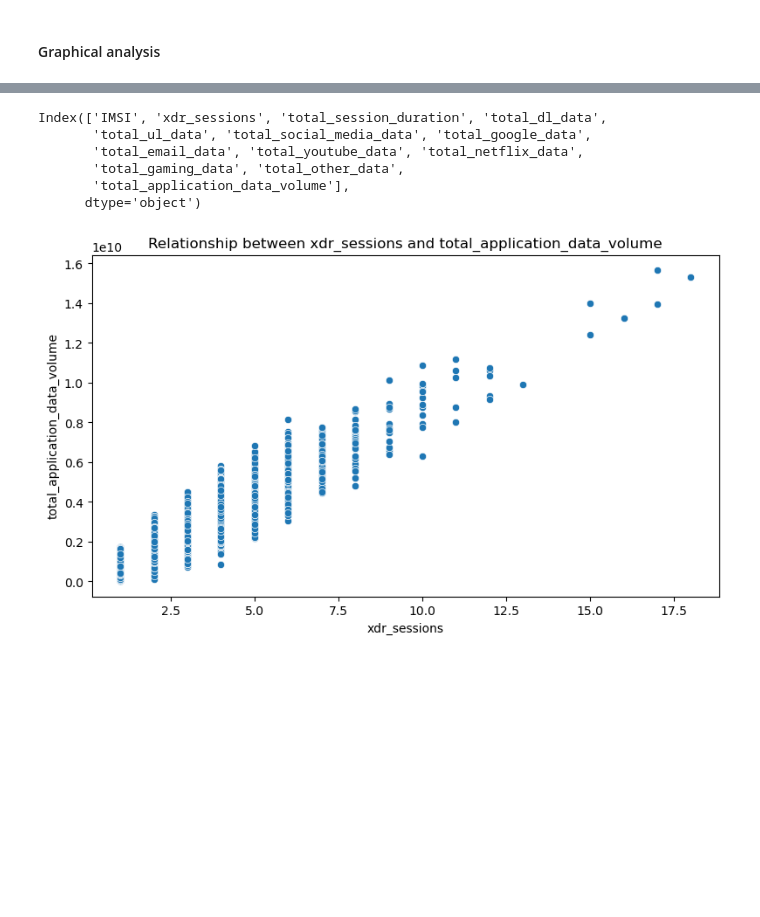
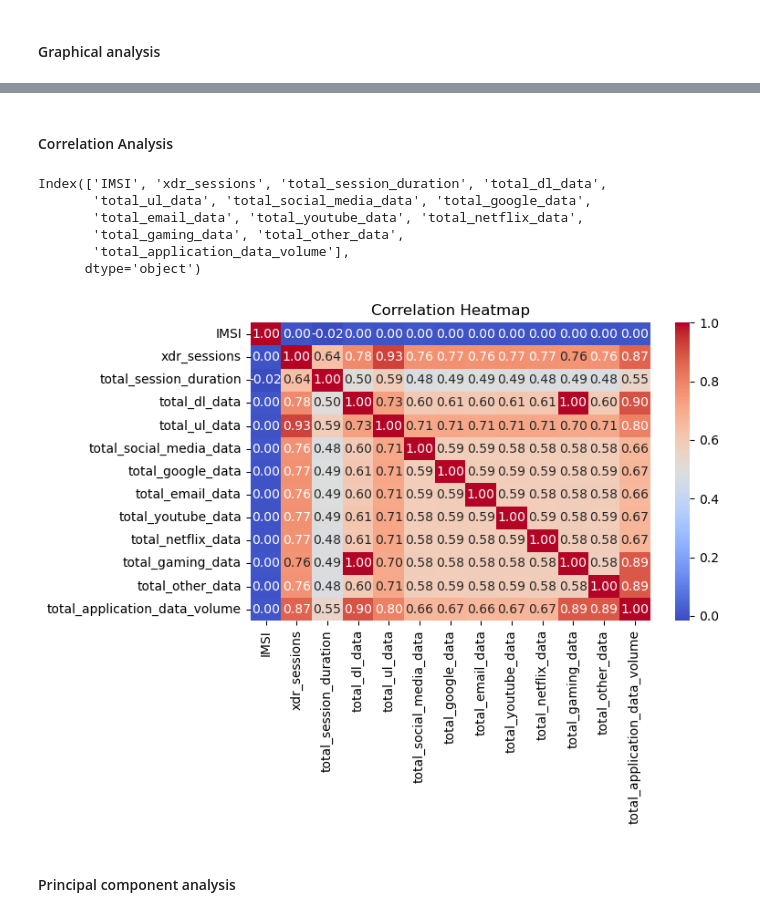
Before and after one commit to zereay74/Kaim-week-2, a Jupyter notebook: notebooks/Task 1 Overview and EDA.ipynb, the cells around one changed output, grey strips where cells are left out. Drawn from its saved outputs; the diff is of its cells as text; code cells hidden in the pictures; blank space fills up the shorter version.

```diff
--- a/notebooks/Task 1 Overview and EDA.ipynb
+++ b/notebooks/Task 1 Overview and EDA.ipynb
@@ -262,3 +324,5 @@ uni_analyzer.plot_variable(column='total_youtube_data')
+# %% [markdown]
+#### Correlation Analysis
 # %%
 aggrigated.columns
 # %% [output]
@@ -268,9 +332,18 @@ Index(['IMSI', 'xdr_sessions', 'total_session_duration', 'total_dl_data',
        'total_gaming_data', 'total_other_data',
        'total_application_data_volume'],
       dtype='object')
-# %%
-# Bivariate Analysis
-bi_analyzer = BivariateAnalyzer(aggrigated)
-bi_analyzer.plot_relationship(column_x='xdr_sessions', column_y='total_application_data_volume')
-# %% [output]
-[figure, removed]
+# %%
+corr_columns = ['IMSI', 'xdr_sessions', 'total_session_duration', 'total_dl_data',
+       'total_ul_data', 'total_social_media_data', 'total_google_data',
+       'total_email_data', 'total_youtube_data', 'total_netflix_data',
+       'total_gaming_data', 'total_other_data',
+       'total_application_data_volume']
+# %%
+# Correlation Analysis
+corr_analyzer = CorrelationAnalyzer(aggrigated)
+correlation_matrix = corr_analyzer.compute_correlation_matrix(corr_columns)
+corr_analyzer.plot_correlation_heatmap(correlation_matrix)
+# %% [output]
+[figure, added]
+# %% [markdown]
+#### Principal component analysis
```
Also changed, not shown: parts of 20 cells of this notebook, 1 other file.
